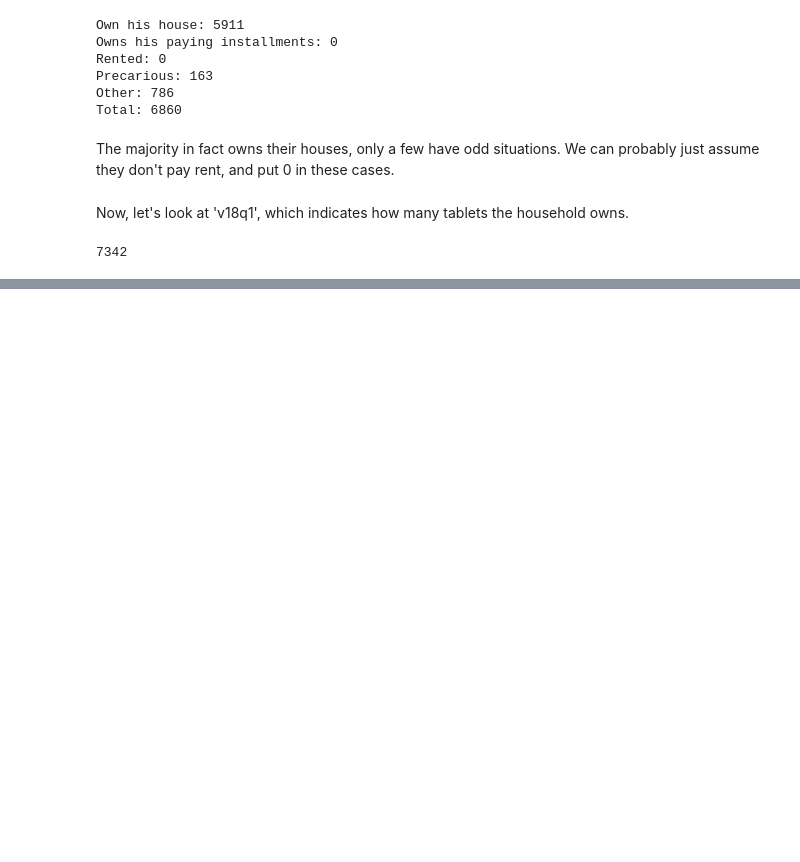
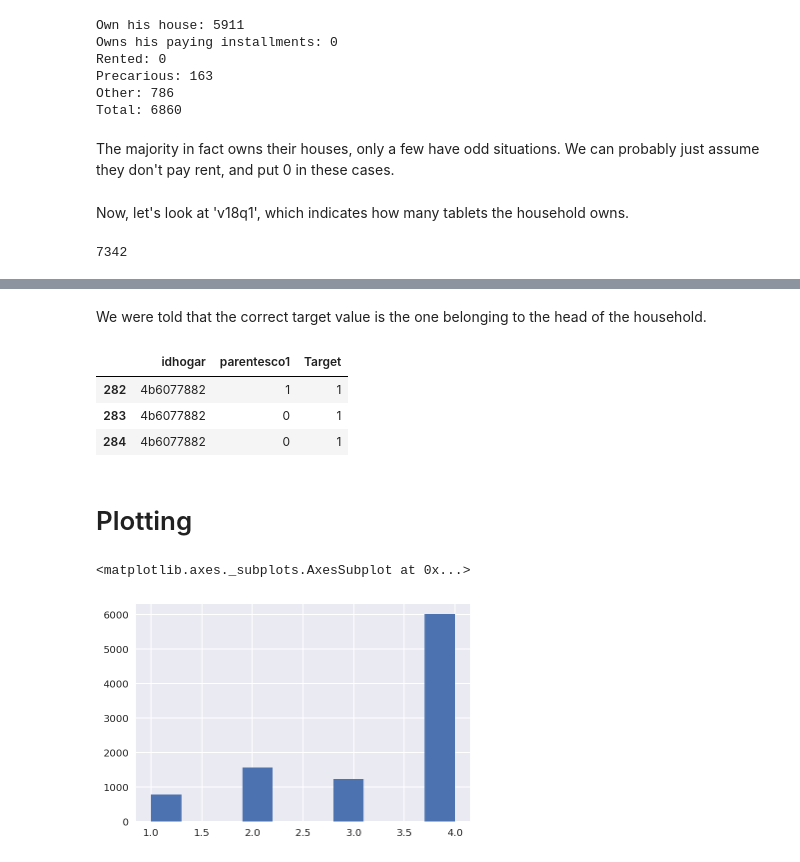
Before and after one commit to jchudb93/kaggle-costa-rican-household, a Jupyter notebook: notebooks/JC-01-EDA.ipynb, the cells around one changed output, grey strips where cells are left out. Cells and saved outputs as stored; diff of their text form; code cells hidden in the pictures; blank space fills up the shorter version.

```diff
--- a/notebooks/JC-01-EDA.ipynb
+++ b/notebooks/JC-01-EDA.ipynb
@@ -303,0 +363,2 @@ data['v18q1'].isna().sum()
+# %%
+data['rez_esc']=data['rez_esc'].fillna(0)
@@ -303,0 +367,11 @@ data['v18q1'].isna().sum()
+# %%
+d={}
+weird=[]
+for row in data.iterrows():
+    idhogar=row[1]['idhogar']
+    target=row[1]['Target']
+    if idhogar in d:
+        if d[idhogar]!=target:
+            weird.append(idhogar)
+    else:
+        d[idhogar]=target
@@ -303,0 +394,29 @@ data['v18q1'].isna().sum()
+# %% [markdown]
+We were told that the correct target value is the one belonging to the head of the household.
+# %%
+for i in set(weird):
+
+    hhold = data[data['idhogar'] == i][['idhogar', 'parentesco1', 'Target']]
+    target = hhold[hhold['parentesco1']==1]['Target'].tolist()[0]
+
+    for row in hhold.iterrows():
+
+        idx = row[0]
+
+        if row[1]['parentesco1'] != 1:
+
+            data.at[idx, 'Target'] = target
+# %%
+data[data['idhogar']==weird[1]][['idhogar', 'parentesco1', 'Target']]
+# %% [output]
+|  | idhogar | parentesco1 | Target |
+| 282 | 4b6077882 | 1 | 1 |
+| 283 | 4b6077882 | 0 | 1 |
+| 284 | 4b6077882 | 0 | 1 |
+# %% [markdown]
+# Plotting
+# %%
+data['Target'].hist()
+# %% [output]
+<matplotlib.axes._subplots.AxesSubplot at 0x...>
+[figure, added]
```
Also changed, not shown: parts of 16 cells of this notebook, 2 other files.
